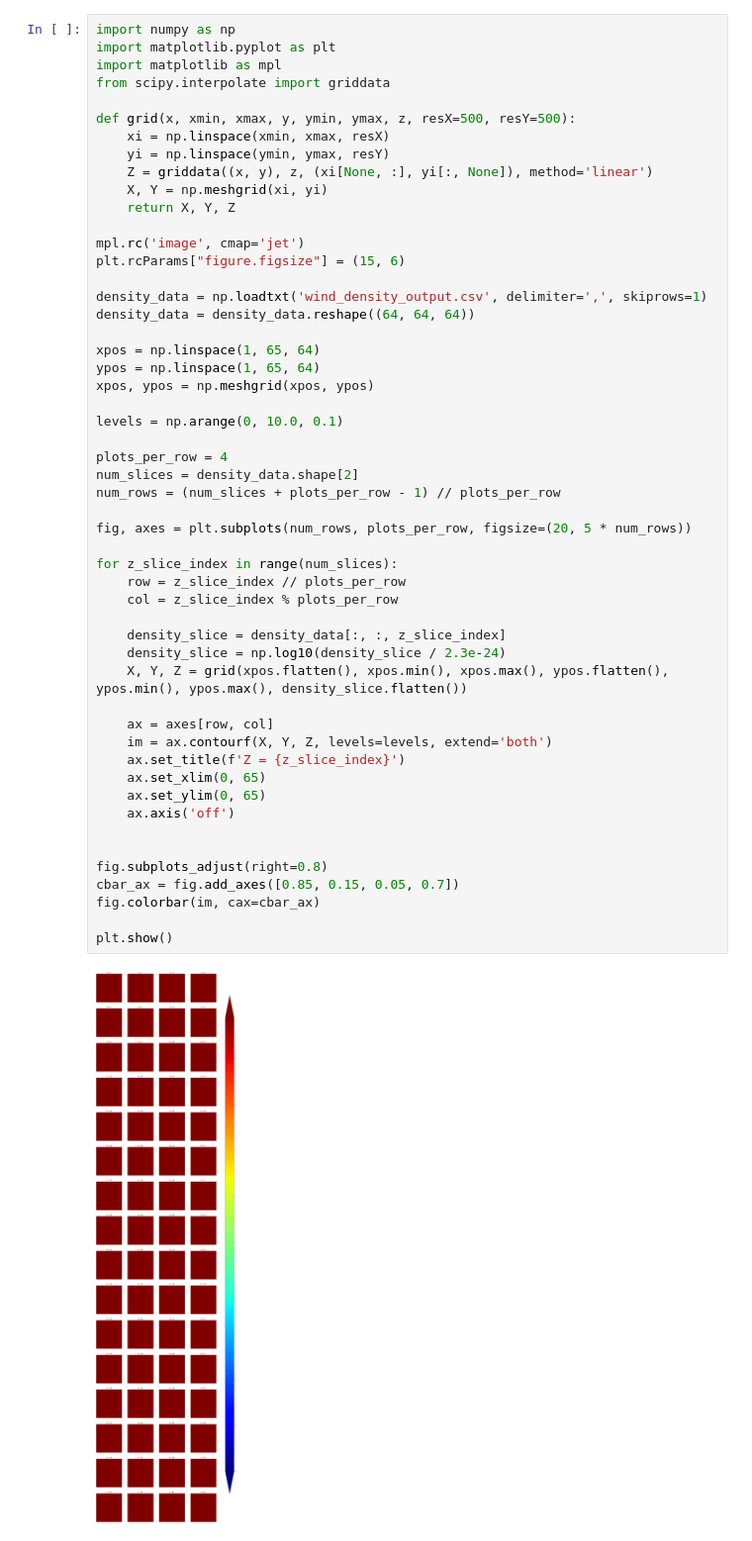
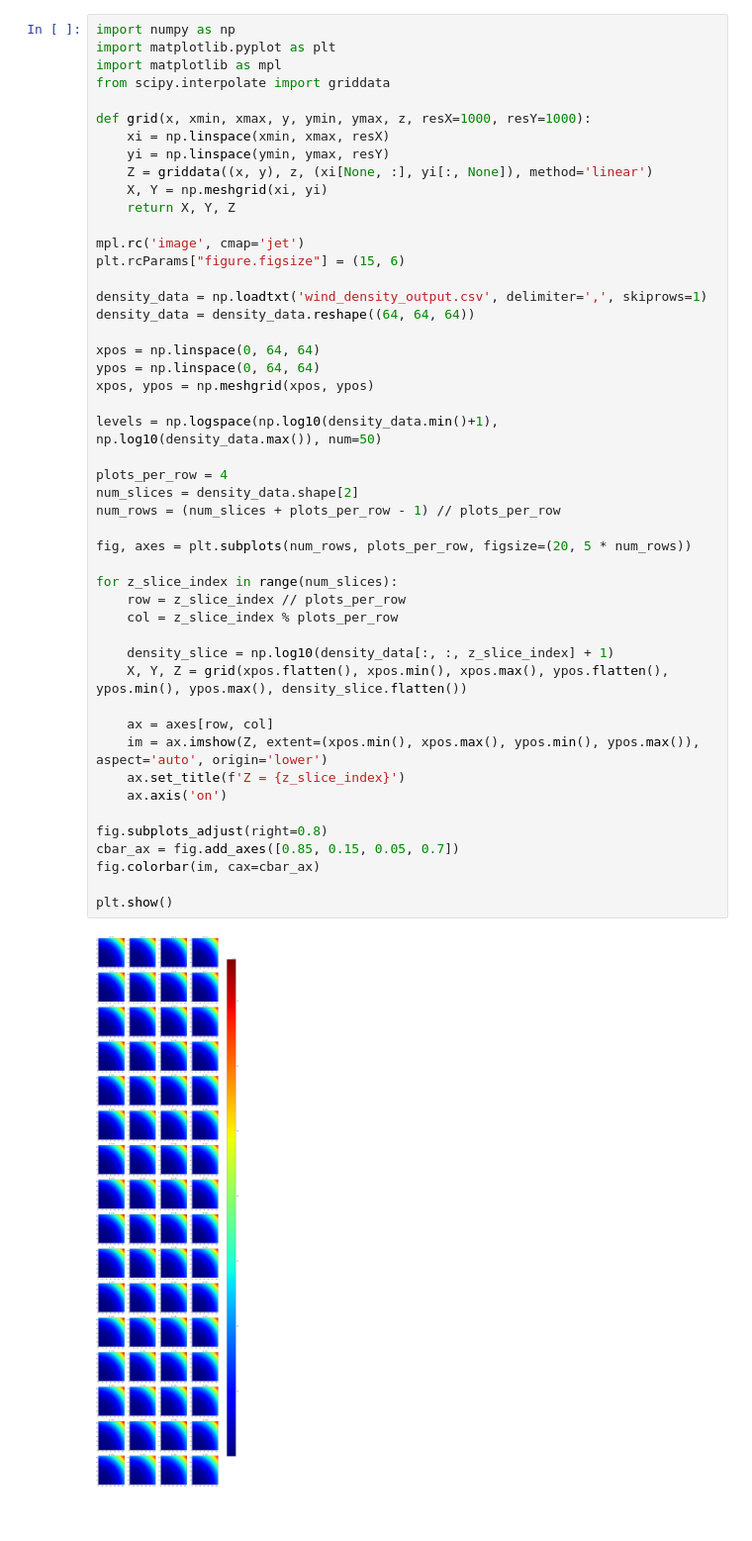
Before and after one commit to K1zum1/AstroWind, a Jupyter notebook: source/density_map.ipynb, the cells around one changed output. Shown at 99% size. Drawn from its saved outputs; the diff is of its cells as text; blank space fills up the shorter version.

Commit message:
updating visualization

```diff
--- a/source/density_map.ipynb
+++ b/source/density_map.ipynb
@@ -4,7 +4,7 @@ import matplotlib.pyplot as plt
 import matplotlib as mpl
 from scipy.interpolate import griddata
 
-def grid(x, xmin, xmax, y, ymin, ymax, z, resX=500, resY=500):
+def grid(x, xmin, xmax, y, ymin, ymax, z, resX=1000, resY=1000):
     xi = np.linspace(xmin, xmax, resX)
     yi = np.linspace(ymin, ymax, resY)
     Z = griddata((x, y), z, (xi[None, :], yi[:, None]), method='linear')
@@ -14,41 +14,37 @@ def grid(x, xmin, xmax, y, ymin, ymax, z, resX=500, resY=500):
 mpl.rc('image', cmap='jet')
 plt.rcParams["figure.figsize"] = (15, 6)
 
 density_data = np.loadtxt('wind_density_output.csv', delimiter=',', skiprows=1)
 density_data = density_data.reshape((64, 64, 64))
 
-xpos = np.linspace(1, 65, 64)
-ypos = np.linspace(1, 65, 64)
+xpos = np.linspace(0, 64, 64)
+ypos = np.linspace(0, 64, 64)
 xpos, ypos = np.meshgrid(xpos, ypos)
 
-levels = np.arange(0, 10.0, 0.1)
+levels = np.logspace(np.log10(density_data.min()+1), np.log10(density_data.max()), num=50)
 
 plots_per_row = 4
 num_slices = density_data.shape[2]
 num_rows = (num_slices + plots_per_row - 1) // plots_per_row
 
 fig, axes = plt.subplots(num_rows, plots_per_row, figsize=(20, 5 * num_rows))
 
 for z_slice_index in range(num_slices):
     row = z_slice_index // plots_per_row
     col = z_slice_index % plots_per_row
 
-    density_slice = density_data[:, :, z_slice_index]
-    density_slice = np.log10(density_slice / 2.3e-24)
+    density_slice = np.log10(density_data[:, :, z_slice_index] + 1)
     X, Y, Z = grid(xpos.flatten(), xpos.min(), xpos.max(), ypos.flatten(), ypos.min(), ypos.max(), density_slice.flatten())
 
     ax = axes[row, col]
-    im = ax.contourf(X, Y, Z, levels=levels, extend='both')
+    im = ax.imshow(Z, extent=(xpos.min(), xpos.max(), ypos.min(), ypos.max()), aspect='auto', origin='lower')
     ax.set_title(f'Z = {z_slice_index}')
-    ax.set_xlim(0, 65)
-    ax.set_ylim(0, 65)
-    ax.axis('off')
-
+    ax.axis('on')
 
 fig.subplots_adjust(right=0.8)
 cbar_ax = fig.add_axes([0.85, 0.15, 0.05, 0.7])
 fig.colorbar(im, cax=cbar_ax)
 
 plt.show()
 # %% [output]
-[figure, old version]
+[figure, new version]
```
Also changed, not shown: 1 other file.
